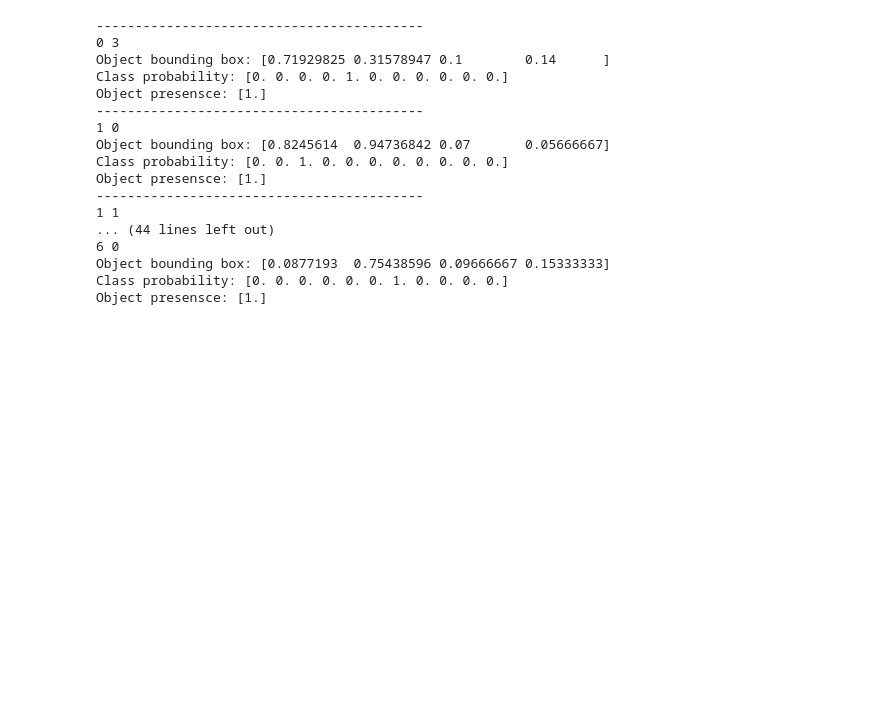
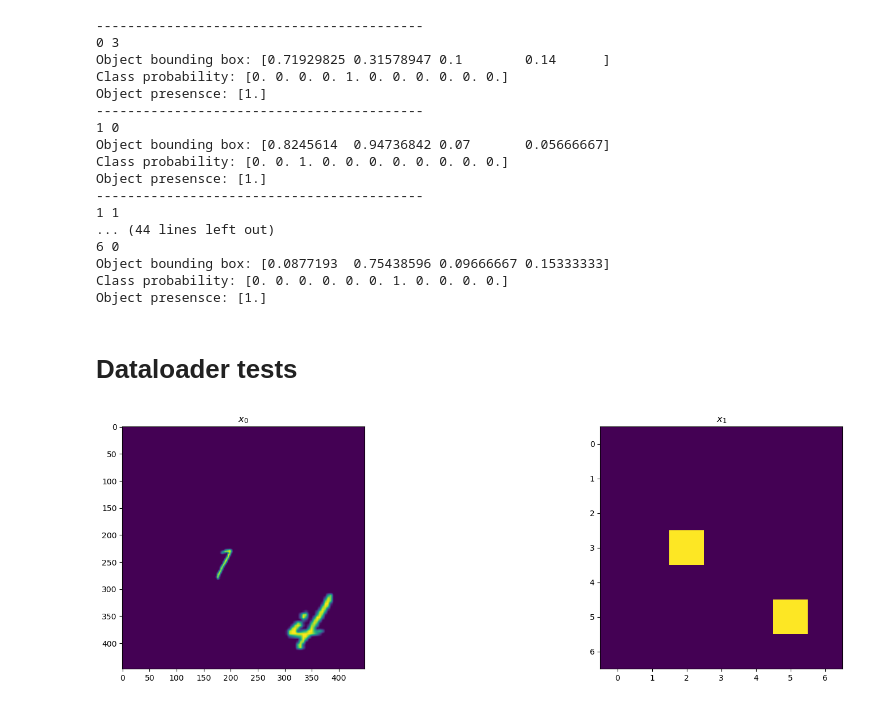
Before and after one commit to pQbas/deep-learning-from-scratch, a Jupyter notebook: detection/yolov1/dataloader.ipynb, the cells around one changed output. Cells and saved outputs as stored; diff of their text form; code cells hidden in the pictures; blank space fills up the shorter version.

```diff
--- a/detection/yolov1/dataloader.ipynb
+++ b/detection/yolov1/dataloader.ipynb
@@ -229,3 +229,5 @@ Object presensce: [1.]
 Object bounding box: [0.0877193  0.75438596 0.09666667 0.15333333]
 Class probability: [0. 0. 0. 0. 0. 0. 1. 0. 0. 0. 0.]
 Object presensce: [1.]
+# %% [markdown]
+# Dataloader tests
@@ -231,0 +256,30 @@ Object presensce: [1.]
+# %%
+import matplotlib.pyplot as plt
+from utils import plot_images, clean_gpu
+
+n_break = 0
+# model.eval()
+
+for idx, data in enumerate(train_loader):
+
+    # get the inputs
+    img, target = data
+    img, target = img.to(device), target['one_obj'].to(device)
+
+    # forward
+    # prediction = model(img)
+    # predict_confidence = torch.sigmoid(prediction[...,0])
+    target_confidence = target.squeeze()
+
+    img2show = img.detach()[0,...].cpu()
+    target2show = target_confidence.detach()[0,...].cpu()
+    # predict2show = predict_confidence.detach()[0,...].cpu()
+
+
+    plot_images([img2show, target2show], title='awd')
+
+
+    if idx == n_break:
+        break
+# %% [output]
+[figure, added]
```
Also changed, not shown: parts of 1 cell of this notebook, 4 other files.
